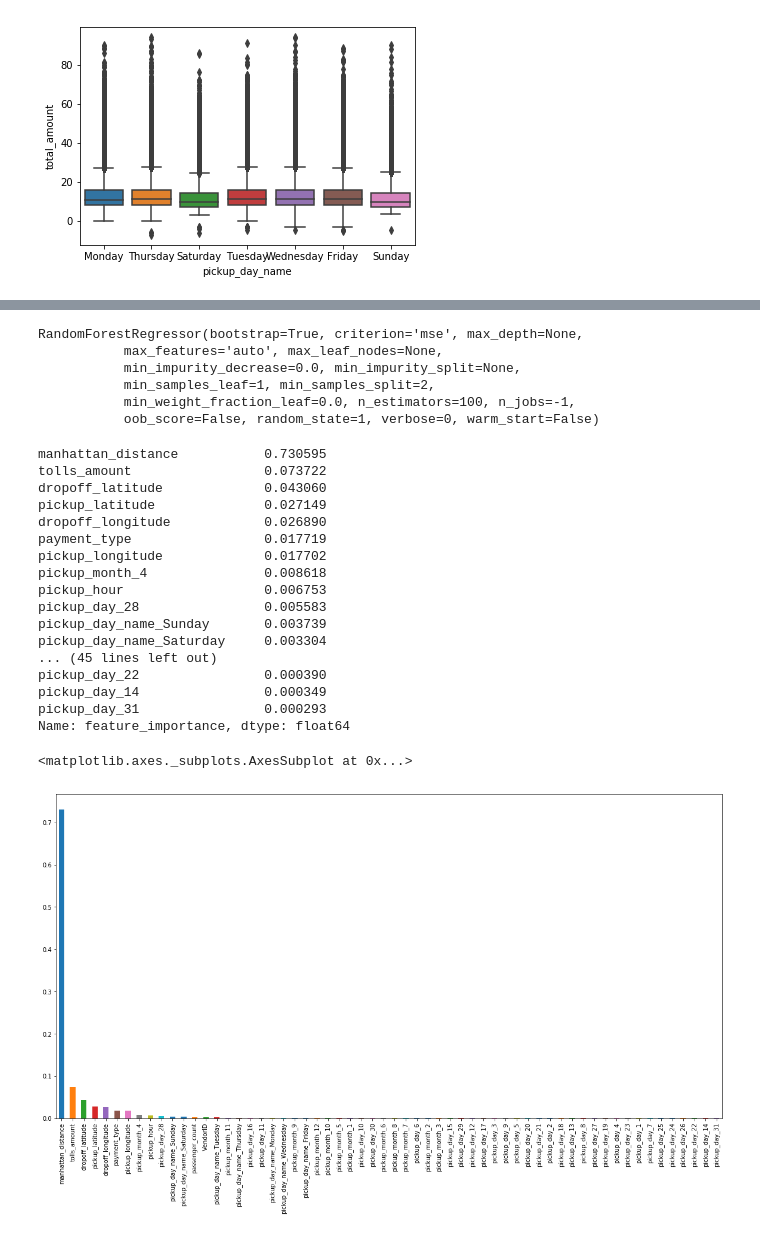
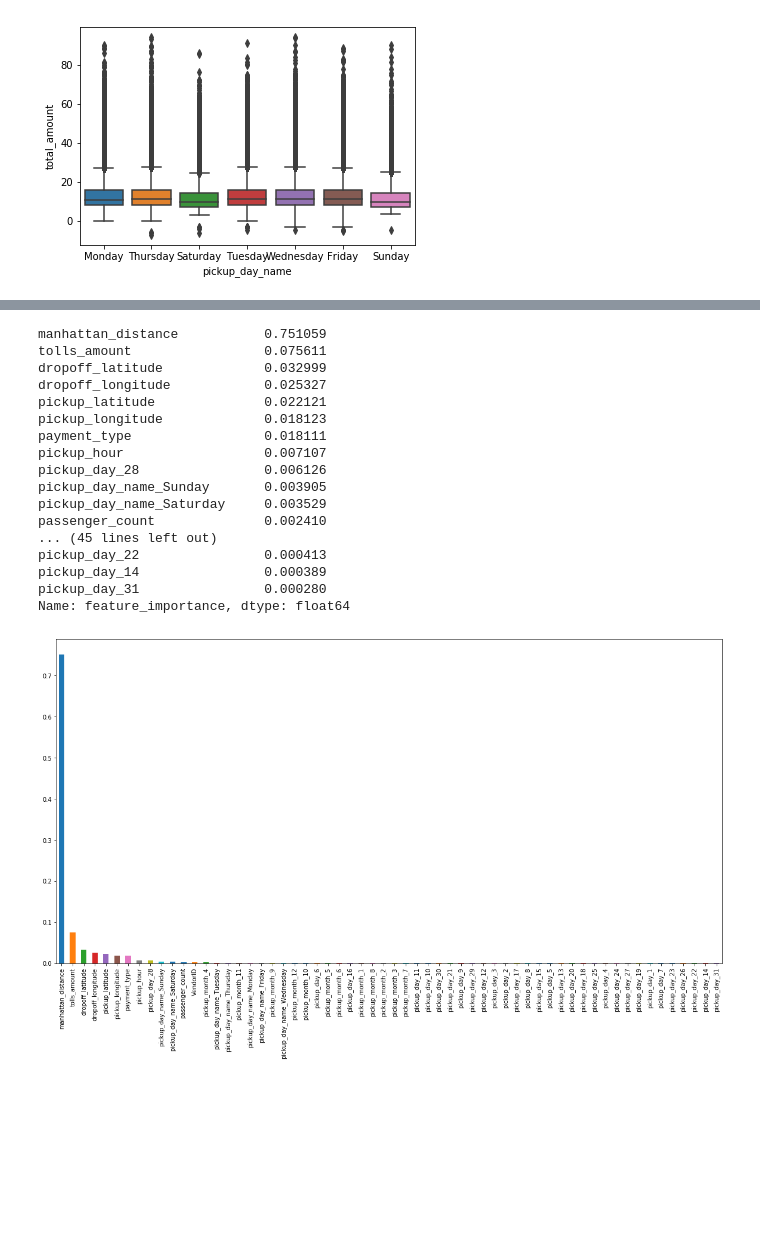
Before and after one commit to nftd/yellow-taxy-nyc, a Jupyter notebook: Scripts/Bonus Track.ipynb, the cells around one changed output, grey strips where cells are left out. Cells and saved outputs as stored; diff of their text form; code cells hidden in the pictures; blank space fills up the shorter version.

Commit message:
feat: first model completed
Se ha agregado:

- Modeling
- Evaulation metrics

```diff
--- a/Scripts/Bonus Track.ipynb
+++ b/Scripts/Bonus Track.ipynb
@@ -174,5 +208,12 @@ for i in df1_factor.columns:
 # %%
-df2 = pd.get_dummies(df1,columns= ["pickup_day_name","pickup_day","pickup_month"])
-df2.drop(["tpep_pickup_datetime"],axis = 1, inplace = True)
-X = df2.drop("total_amount",axis = 1).values
-y = df2["total_amount"].values
+#Load the files from this excercice in which were saved previosly and generate X, y
+if True:
+    df2 = pd.read_pickle("D:/yellow-taxy-nyc/Data/tmp_before_modeling")
+    X = df2.drop("total_amount",axis = 1).values
+    y = df2["total_amount"].values
+elif False:
+    df2 = pd.get_dummies(df1,columns= ["pickup_day_name","pickup_day","pickup_month"])
+    df2.drop(["tpep_pickup_datetime"],axis = 1, inplace = True)
+    X = df2.drop("total_amount",axis = 1).values
+    y = df2["total_amount"].values
+    df2.to_pickle("D:/yellow-taxy-nyc/Data/tmp_before_modeling")
@@ -178,0 +242,6 @@ y = df2["total_amount"].values
+# %%
+#instanciate a Random Forrest model
+forest = RandomForestRegressor(n_estimators = 50, random_state=1,n_jobs=-1,criterion='mse', verbose=1)
+# %%
+#Fit a random forrest model
+forest.fit(X,y)
@@ -178,0 +258,25 @@ y = df2["total_amount"].values
+# %%
+# Check which are the most important variables
+feat_imp = pd.Series(forest.feature_importances_, index=df2.drop("total_amount",axis = 1).columns,name = 'feature_importance').sort_values(ascending=False)
+print(feat_imp)
+feat_imp.plot.bar(figsize=(20,10))
+feat_imp.to_pickle("D:/yellow-taxy-nyc/Data/tmp_feat_imp")
+# %% [output]
+manhattan_distance           0.751059
+tolls_amount                 0.075611
+dropoff_latitude             0.032999
+dropoff_longitude            0.025327
+pickup_latitude              0.022121
+pickup_longitude             0.018123
+payment_type                 0.018111
+pickup_hour                  0.007107
+pickup_day_28                0.006126
+pickup_day_name_Sunday       0.003905
+pickup_day_name_Saturday     0.003529
+passenger_count              0.002410
+... (45 lines left out)
+pickup_day_22                0.000413
+pickup_day_14                0.000389
+pickup_day_31                0.000280
+Name: feature_importance, dtype: float64
+[figure, added]
@@ -183,33 +293,0 @@ forest = RandomForestRegressor(n_estimators = 100, random_state=1,n_jobs=-1)
-# %%
-forest.fit(X_train,y_train)
-# %% [output]
-RandomForestRegressor(bootstrap=True, criterion='mse', max_depth=None,
-           max_features='auto', max_leaf_nodes=None,
-           min_impurity_decrease=0.0, min_impurity_split=None,
-           min_samples_leaf=1, min_samples_split=2,
-           min_weight_fraction_leaf=0.0, n_estimators=100, n_jobs=-1,
-           oob_score=False, random_state=1, verbose=0, warm_start=False)
-# %%
-feat_imp = pd.Series(forest.feature_importances_, index=df2.drop("total_amount",axis = 1).columns,name = 'feature_importance').sort_values(ascending=False)
-print(feat_imp)
-feat_imp.plot.bar(figsize=(20,10))
-# %% [output]
-manhattan_distance           0.730595
-tolls_amount                 0.073722
-dropoff_latitude             0.043060
-pickup_latitude              0.027149
-dropoff_longitude            0.026890
-payment_type                 0.017719
-pickup_longitude             0.017702
-pickup_month_4               0.008618
-pickup_hour                  0.006753
-pickup_day_28                0.005583
-pickup_day_name_Sunday       0.003739
-pickup_day_name_Saturday     0.003304
-... (45 lines left out)
-pickup_day_22                0.000390
-pickup_day_14                0.000349
-pickup_day_31                0.000293
-Name: feature_importance, dtype: float64
-<matplotlib.axes._subplots.AxesSubplot at 0x...>
-[figure, removed]
```
Also changed, not shown: parts of 41 cells of this notebook, 1 other file.
